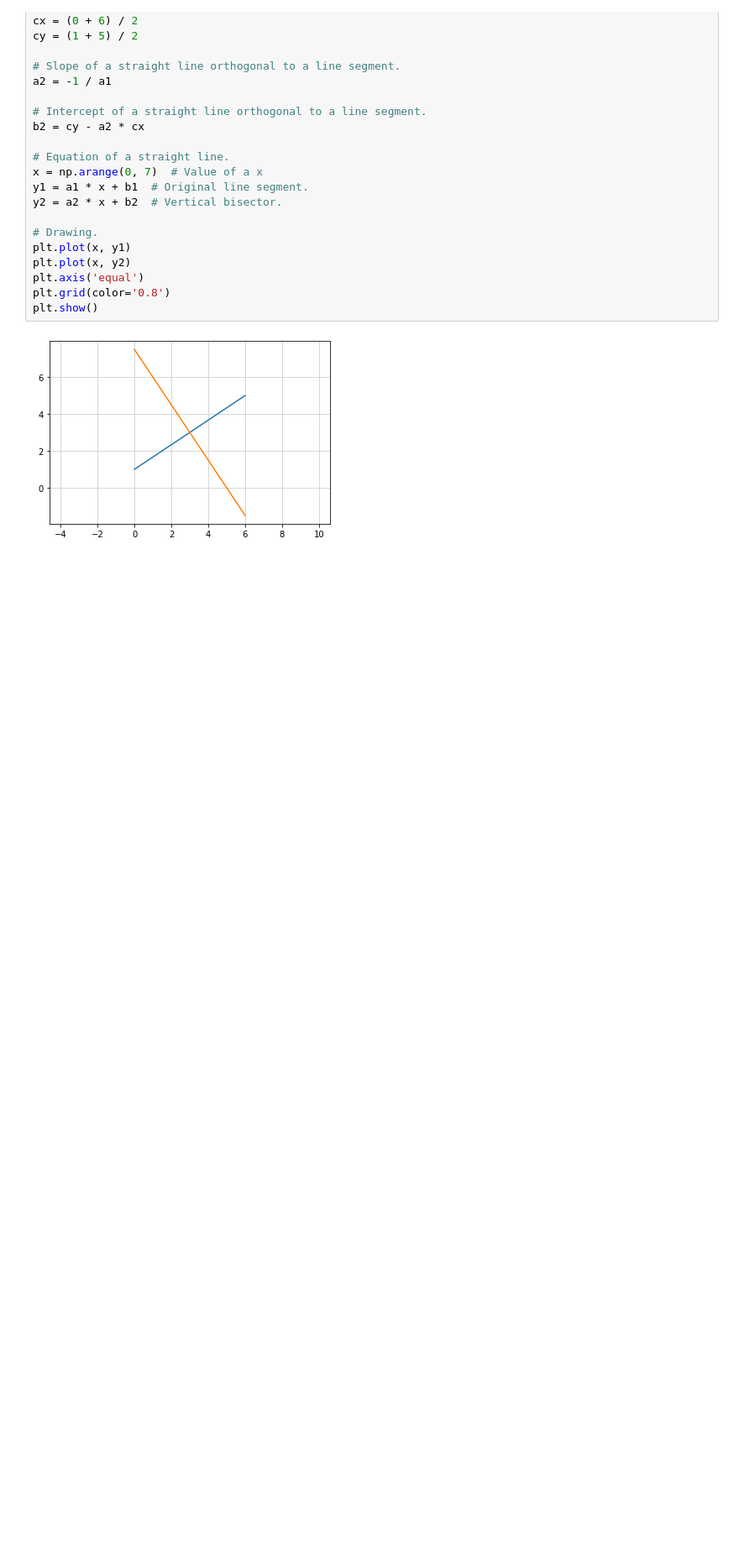
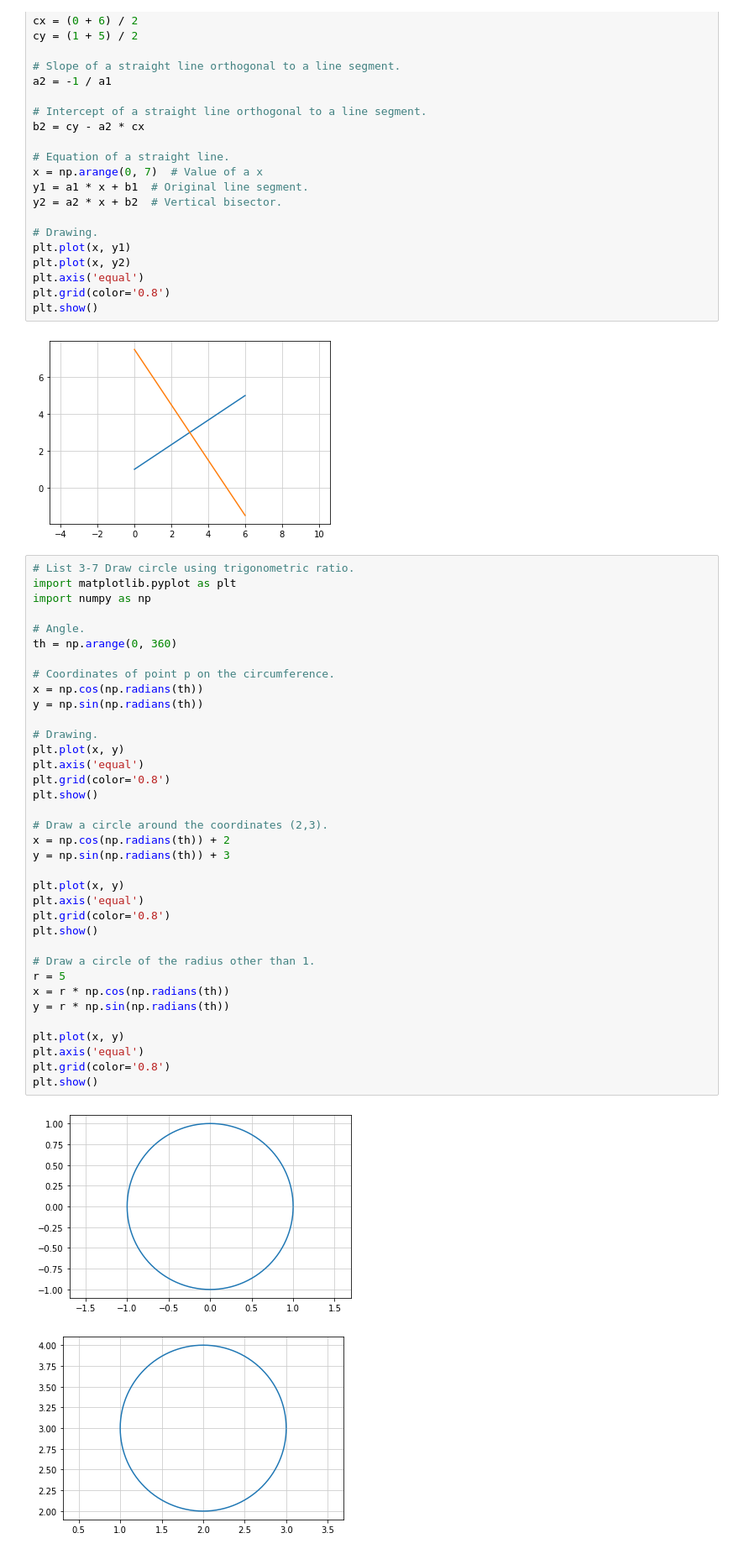
Before and after one commit to 1024xx4/high_school_math, a Jupyter notebook: try_ptyhon.ipynb, the cells around one changed output. Shown at 84% size. Saved outputs shown, nothing was run; the diff lists cells and outputs as text; blank space fills up the shorter version.

Commit message:
TryPython: Draw circle using trigonometric ratio.

```diff
--- a/try_ptyhon.ipynb
+++ b/try_ptyhon.ipynb
@@ -84,3 +84,42 @@ plt.grid(color='0.8')
 plt.show()
 # %% [output]
 [figure]
+# %%
+# List 3-7 Draw circle using trigonometric ratio.
+import matplotlib.pyplot as plt
+import numpy as np
+
+# Angle.
+th = np.arange(0, 360)
+
+# Coordinates of point p on the circumference.
+x = np.cos(np.radians(th))
+y = np.sin(np.radians(th))
+
+# Drawing.
+plt.plot(x, y)
+plt.axis('equal')
+plt.grid(color='0.8')
+plt.show()
+
+# Draw a circle around the coordinates (2,3).
+x = np.cos(np.radians(th)) + 2
+y = np.sin(np.radians(th)) + 3
+
+plt.plot(x, y)
+plt.axis('equal')
+plt.grid(color='0.8')
+plt.show()
+
+# Draw a circle of the radius other than 1.
+r = 5
+x = r * np.cos(np.radians(th))
+y = r * np.sin(np.radians(th))
+
+plt.plot(x, y)
+plt.axis('equal')
+plt.grid(color='0.8')
+plt.show()
+# %% [output]
+[figure, added]
+[figure, added]
```
Also changed, not shown: parts of 1 cell of this notebook.
